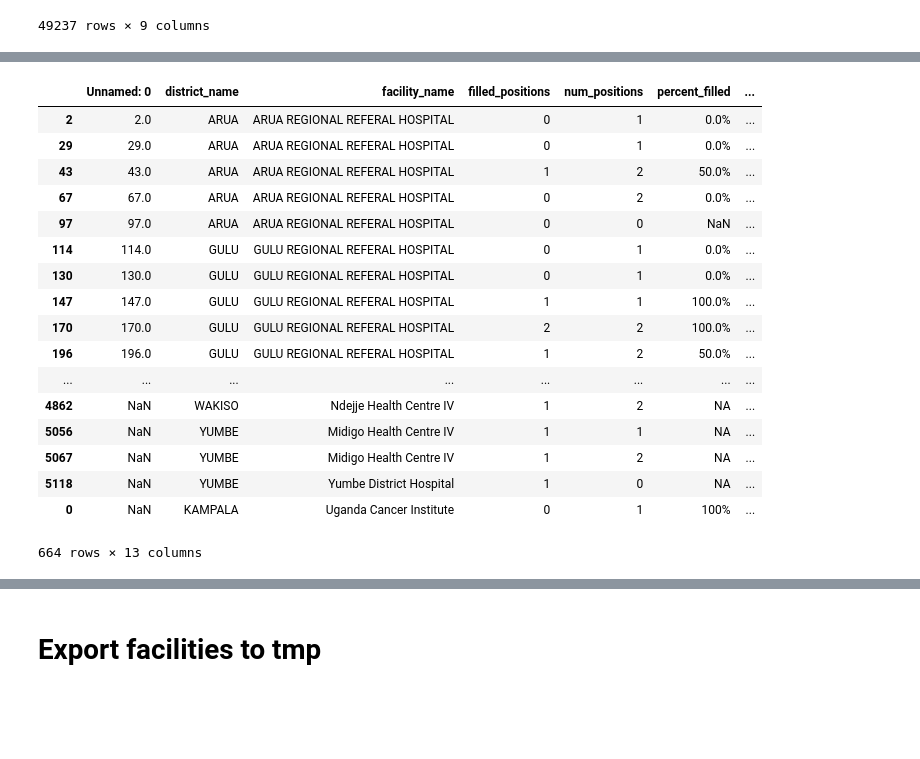
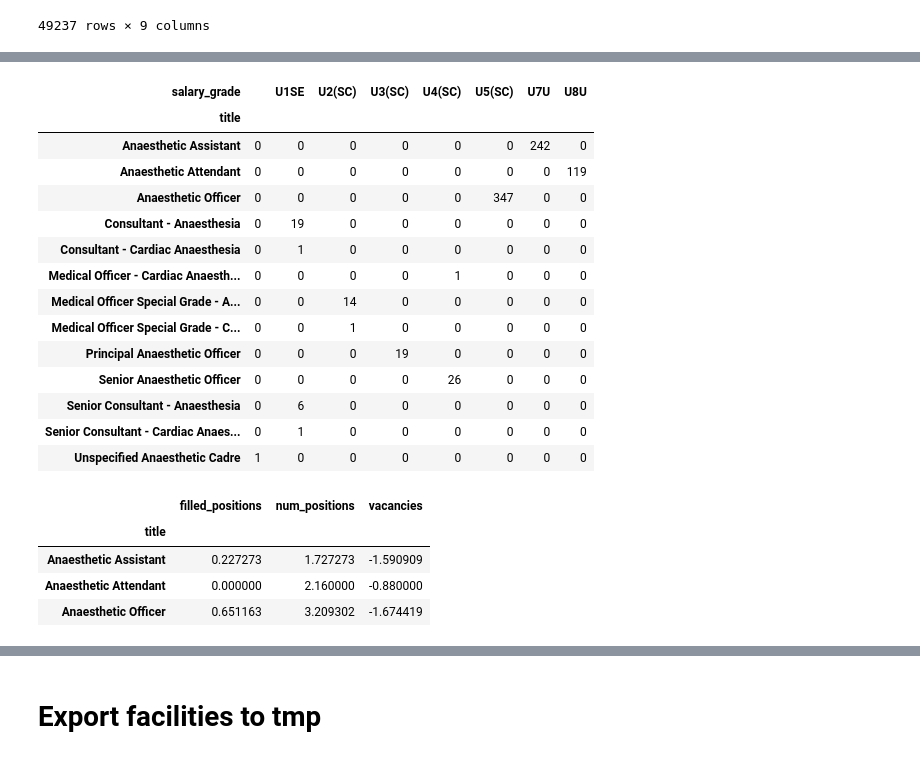
Before and after one commit to alexgoodell/uganda-model, a Jupyter notebook: notebooks/Facilities.ipynb, the cells around one changed output, grey strips where cells are left out. Saved outputs shown, nothing was run; the diff lists cells and outputs as text; code cells hidden in the pictures; blank space fills up the shorter version.

```diff
--- a/notebooks/Facilities.ipynb
+++ b/notebooks/Facilities.ipynb
@@ -952,3 +1121,25 @@ adf.loc[adf.title == "Anaesthetic officer", "title"] = "Anaesthetic Officer"
+# %%
+# Clean salary grade
+adf.loc[adf.title == "Anaesthetic Assistant", "salary_grade"] = 'U7U'
+adf.loc[adf.title == "Anaesthetic Attendant", "salary_grade"] = 'U8U'
+adf.loc[adf.title == "Anaesthetic Officer", "salary_grade"] = 'U5(SC)'
+pd.crosstab(adf.title,[adf.salary_grade])
+# %% [output]
+| salary_grade |  | U1SE | U2(SC) | U3(SC) | U4(SC) | U5(SC) | U7U | U8U |
+| title |  |  |  |  |  |  |  |  |
+| Anaesthetic Assistant | 0 | 0 | 0 | 0 | 0 | 0 | 242 | 0 |
+| Anaesthetic Attendant | 0 | 0 | 0 | 0 | 0 | 0 | 0 | 119 |
+| Anaesthetic Officer | 0 | 0 | 0 | 0 | 0 | 347 | 0 | 0 |
+| Consultant - Anaesthesia | 0 | 19 | 0 | 0 | 0 | 0 | 0 | 0 |
+| Consultant - Cardiac Anaesthesia | 0 | 1 | 0 | 0 | 0 | 0 | 0 | 0 |
+| Medical Officer - Cardiac Anaesth... | 0 | 0 | 0 | 0 | 1 | 0 | 0 | 0 |
+| Medical Officer Special Grade - A... | 0 | 0 | 14 | 0 | 0 | 0 | 0 | 0 |
+| Medical Officer Special Grade - C... | 0 | 0 | 1 | 0 | 0 | 0 | 0 | 0 |
+| Principal Anaesthetic Officer | 0 | 0 | 0 | 19 | 0 | 0 | 0 | 0 |
+| Senior Anaesthetic Officer | 0 | 0 | 0 | 0 | 26 | 0 | 0 | 0 |
+| Senior Consultant - Anaesthesia | 0 | 6 | 0 | 0 | 0 | 0 | 0 | 0 |
+| Senior Consultant - Cardiac Anaes... | 0 | 1 | 0 | 0 | 0 | 0 | 0 | 0 |
+| Unspecified Anaesthetic Cadre | 1 | 0 | 0 | 0 | 0 | 0 | 0 | 0 |
 # %%
 # salary grades - per salary2015
 salary_grade = {}
@@ -972,24 +1178,13 @@ adf.loc[:,"vacancies"] = adf.vacancies.astype('int64')
-# %%
-adf
-# %% [output]
-|  | Unnamed: 0 | district_name | facility_name | filled_positions | num_positions | percent_filled | ... |
-| 2 | 2.0 | ARUA | ARUA REGIONAL REFERAL HOSPITAL | 0 | 1 | 0.0% | ... |
-| 29 | 29.0 | ARUA | ARUA REGIONAL REFERAL HOSPITAL | 0 | 1 | 0.0% | ... |
-| 43 | 43.0 | ARUA | ARUA REGIONAL REFERAL HOSPITAL | 1 | 2 | 50.0% | ... |
-| 67 | 67.0 | ARUA | ARUA REGIONAL REFERAL HOSPITAL | 0 | 2 | 0.0% | ... |
-| 97 | 97.0 | ARUA | ARUA REGIONAL REFERAL HOSPITAL | 0 | 0 | NaN | ... |
-| 114 | 114.0 | GULU | GULU REGIONAL REFERAL HOSPITAL | 0 | 1 | 0.0% | ... |
-| 130 | 130.0 | GULU | GULU REGIONAL REFERAL HOSPITAL | 0 | 1 | 0.0% | ... |
-| 147 | 147.0 | GULU | GULU REGIONAL REFERAL HOSPITAL | 1 | 1 | 100.0% | ... |
-| 170 | 170.0 | GULU | GULU REGIONAL REFERAL HOSPITAL | 2 | 2 | 100.0% | ... |
-| 196 | 196.0 | GULU | GULU REGIONAL REFERAL HOSPITAL | 1 | 2 | 50.0% | ... |
-| ... | ... | ... | ... | ... | ... | ... | ... |
-| 4862 | NaN | WAKISO | Ndejje Health Centre IV | 1 | 2 | NA | ... |
-| 5056 | NaN | YUMBE | Midigo Health Centre IV | 1 | 1 | NA | ... |
-| 5067 | NaN | YUMBE | Midigo Health Centre IV | 1 | 2 | NA | ... |
-| 5118 | NaN | YUMBE | Yumbe District Hospital | 1 | 0 | NA | ... |
-| 0 | NaN | KAMPALA | Uganda Cancer Institute | 0 | 1 | 100% | ... |
-664 rows × 13 columns
+# %%
+# Averages at general hospitals
+
+pd.pivot_table(adf[adf.facility_name.apply(lambda x: "General Hospital" in x)], values=['num_positions','filled_positions', 'vacancies'], index=['title'], aggfunc=np.mean)
+# %% [output]
+|  | filled_positions | num_positions | vacancies |
+| title |  |  |  |
+| Anaesthetic Assistant | 0.227273 | 1.727273 | -1.590909 |
+| Anaesthetic Attendant | 0.000000 | 2.160000 | -0.880000 |
+| Anaesthetic Officer | 0.651163 | 3.209302 | -1.674419 |
 # %%
 pd.pivot_table(adf, values=['num_positions','filled_positions', 'vacancies'], index=['title'], aggfunc=np.sum)
 # %% [output]
```
Also changed, not shown: parts of 25 cells of this notebook, 47 other files.
